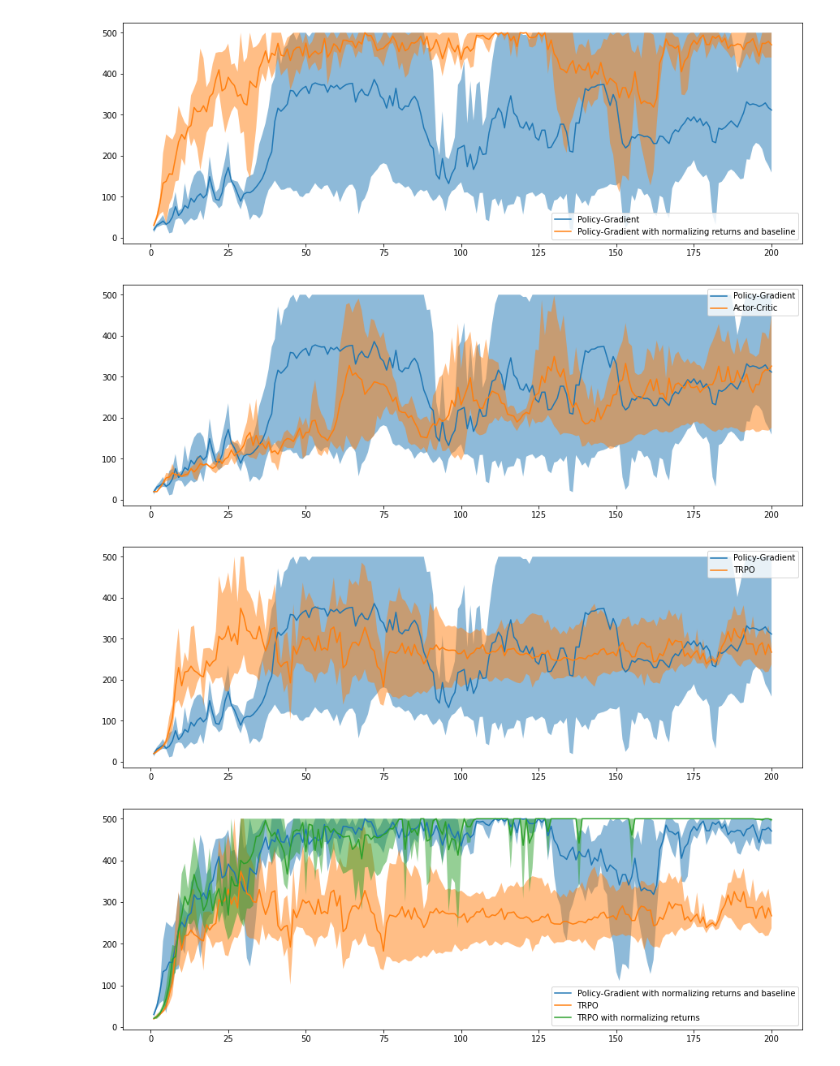
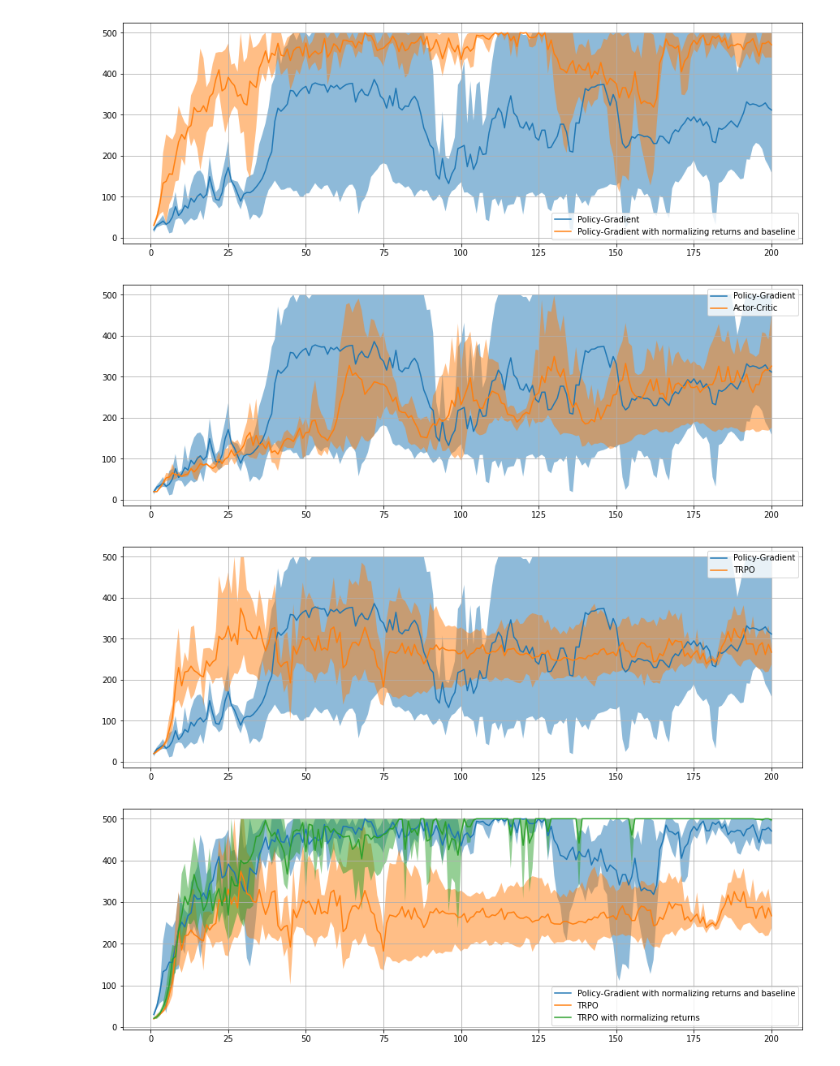
Before and after one commit to hcnoh/rl-collection-pytorch, a Jupyter notebook: results.ipynb, the cells around one changed output. Saved outputs shown, nothing was run; the diff lists cells and outputs as text; code cells hidden in the pictures.

```diff
--- a/results.ipynb
+++ b/results.ipynb
@@ -75,26 +78,27 @@ plt.show()
 # %%
 ckpt_path_list = [
     ".ckpts/pg/CartPole-v1-0/",
     ".ckpts/ac/CartPole-v1-0/"
 ]
 label_list = ["Policy-Gradient", "Actor-Critic"]
 
 plt.figure(figsize=[15, 5], facecolor="white")
 for i, ckpt_path in enumerate(ckpt_path_list):
     results = []
     for j in range(3):
         with open(ckpt_path + "results_%i.pkl" % j, "rb") as f:
             results.append(pickle.load(f))
 
     results = np.array(results)
 
     plt.plot(range(1, results.shape[1] + 1), np.mean(results, axis=0), label=label_list[i])
     plt.fill_between(range(1, results.shape[1] + 1), np.min(results, axis=0), np.max(results, axis=0), alpha=.5)
 
+plt.grid()
 plt.legend(loc='best')
 plt.show()
 # %% [output]
-[figure, old version]
+[figure, new version]
 # %%
 ckpt_path_list = [
     ".ckpts/pg/CartPole-v1-0/",
@@ -114,10 +118,11 @@ for i, ckpt_path in enumerate(ckpt_path_list):
     plt.plot(range(1, results.shape[1] + 1), np.mean(results, axis=0), label=label_list[i])
     plt.fill_between(range(1, results.shape[1] + 1), np.min(results, axis=0), np.max(results, axis=0), alpha=.5)
 
+plt.grid()
 plt.legend(loc='best')
 plt.show()
 # %% [output]
-[figure, old version]
+[figure, new version]
 # %%
 ckpt_path_list = [
     ".ckpts/pg/CartPole-v1-3/",
```
Also changed, not shown: parts of 5 cells of this notebook, 15 other files.
